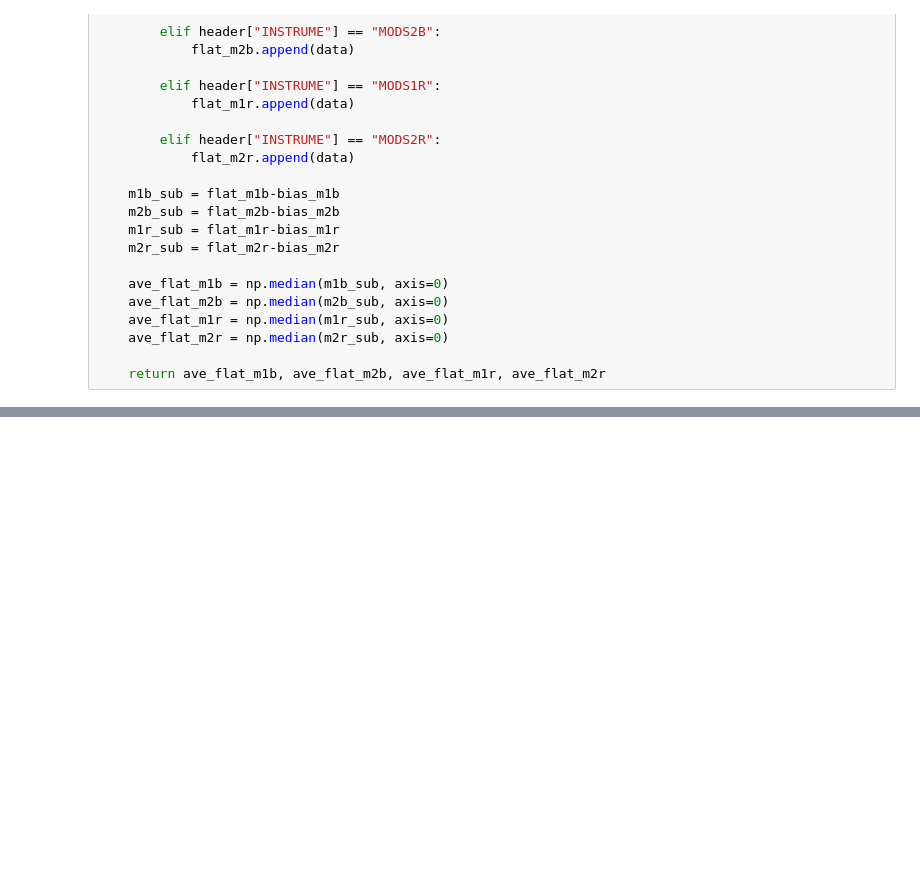
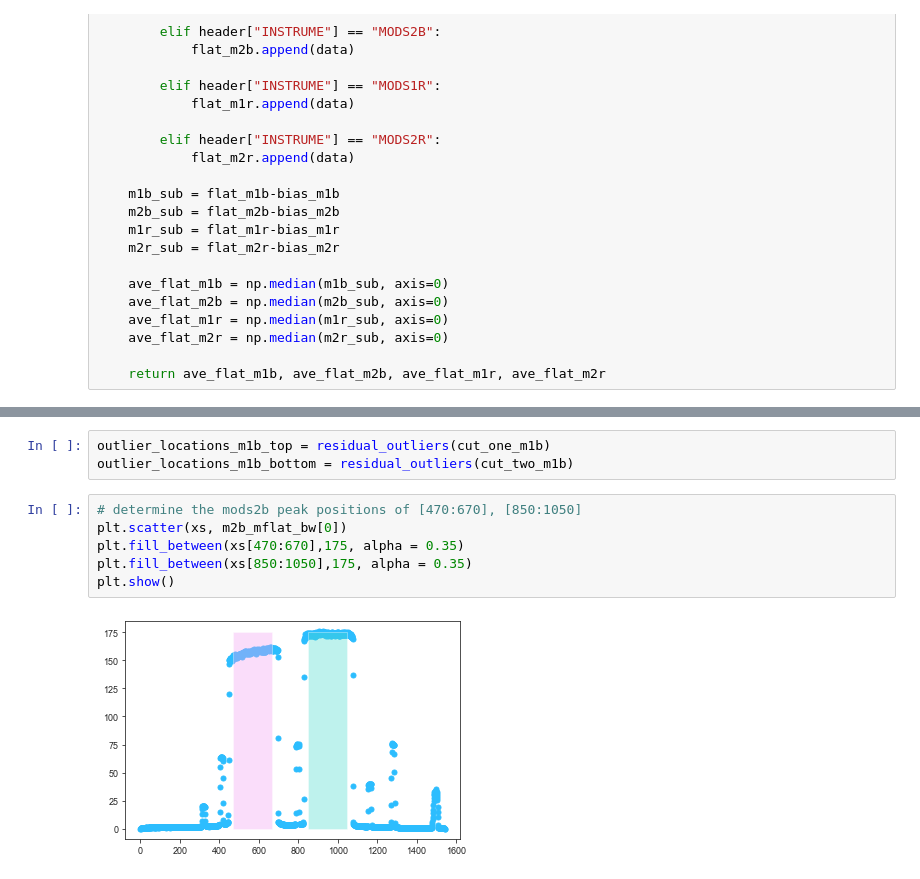
Before and after one commit to natalieallen/LBT-Data-Analysis, a Jupyter notebook: LBT_Data_Calibration.ipynb, the cells around one changed output, grey strips where cells are left out. Drawn from its saved outputs; the diff is of its cells as text; blank space fills up the shorter version.

```diff
--- a/LBT_Data_Calibration.ipynb
+++ b/LBT_Data_Calibration.ipynb
@@ -239,0 +335,11 @@ plt.errorbar(xs[1900:2000],norm_med[0][100][1900:2000], yerr = flat_error[0][100
+# %%
+outlier_locations_m1b_top = residual_outliers(cut_one_m1b)
+outlier_locations_m1b_bottom = residual_outliers(cut_two_m1b)
+# %%
+# determine the mods2b peak positions of [470:670], [850:1050]
+plt.scatter(xs, m2b_mflat_bw[0])
+plt.fill_between(xs[470:670],175, alpha = 0.35)
+plt.fill_between(xs[850:1050],175, alpha = 0.35)
+plt.show()
+# %% [output]
+[figure, added]
```
Also changed, not shown: parts of 26 cells of this notebook.
